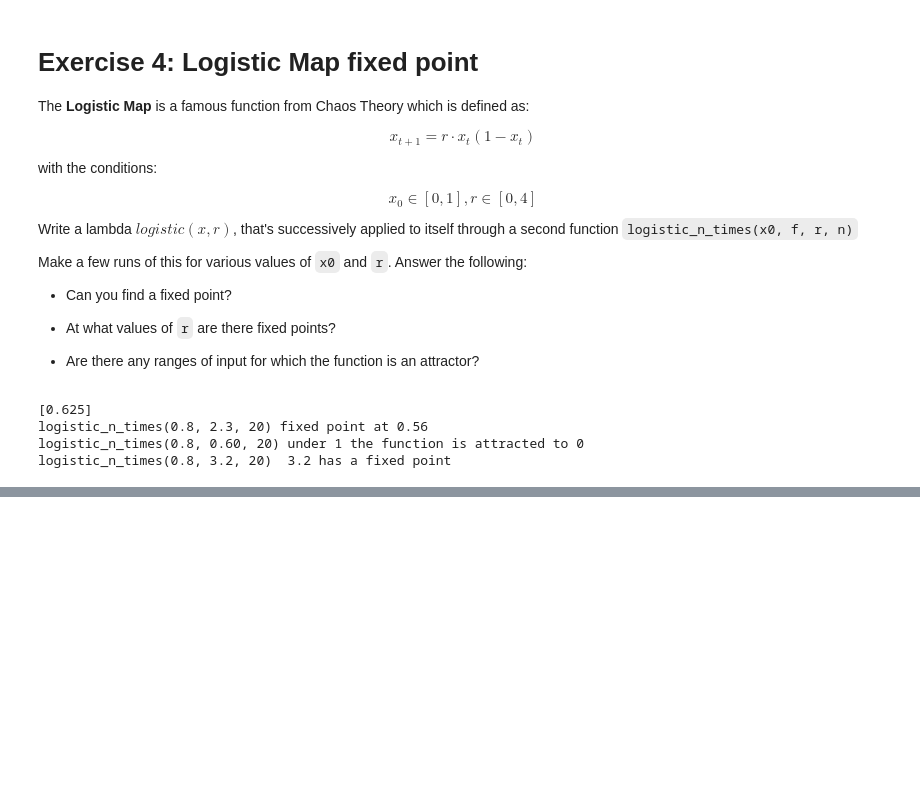
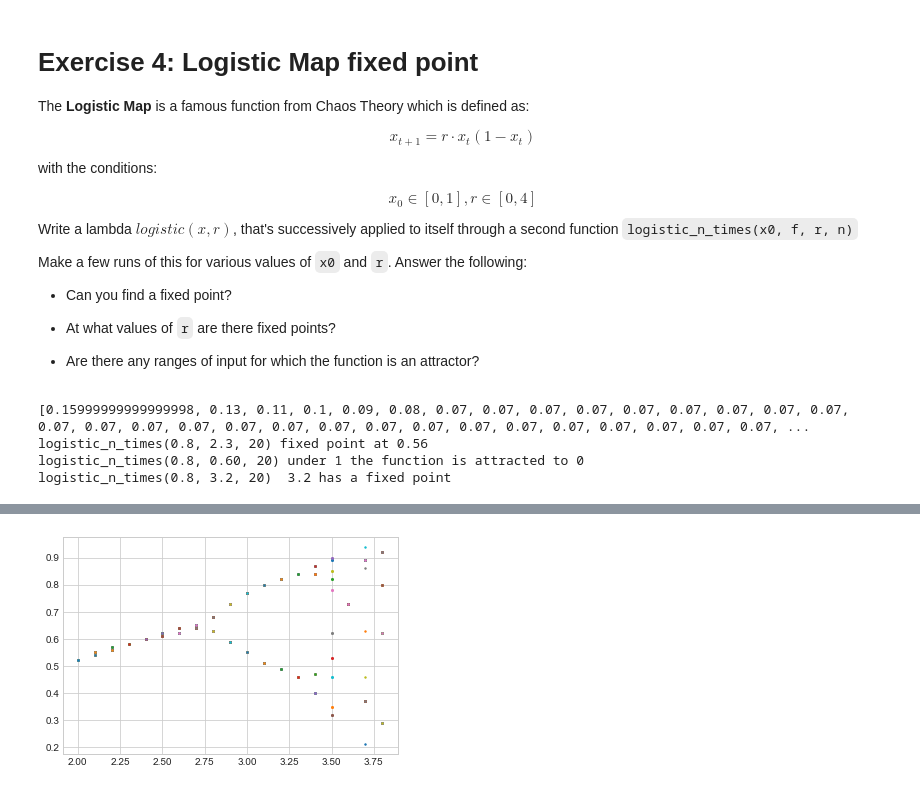
Before and after one commit to cb-ds-1/m1-3-math-functions, a Jupyter notebook: Workshop Functions.ipynb, the cells around one changed output, grey strips where cells are left out. Drawn from its saved outputs; the diff is of its cells as text; code cells hidden in the pictures; blank space fills up the shorter version.

```diff
--- a/Workshop Functions.ipynb
+++ b/Workshop Functions.ipynb
@@ -257,7 +257,7 @@ def logistic_n_times(x0, r, n):
     :param x0: starting population ratio between 0 and 1
     :param r: biotic potential, between 0 and 4
     :param n: number of desired mappings should be bigger than 0
-    Returns an indexed logistic map. Passing 0 as n will give you the next year only.
+    Returns an indexed logistic map . Passing 0 as n will give you the next year only.
     """
     if(x0 < 0 or x0 > 1):
         raise ValueError('x0 should be between 0 and 1')
@@ -267,7 +267,7 @@ def logistic_n_times(x0, r, n):
         raise ValueError('n should be over 0')
     logistic_map = [logistic(x0, r)]
     for nth in range(1, n+1):
-       logistic_map.append(logistic(logistic_map[nth - 1], r))
+       logistic_map.append(round(logistic(logistic_map[nth - 1], r), 2))
 
     return logistic_map
 
@@ -275,13 +275,13 @@ def logistic_n_times(x0, r, n):
 # print(logistic(0.5, 2.3))
 # print(logistic(0.575, 2.3))
 # logistic_n_times(0.8, 2.3, 20)
-print(logistic_n_times(0.5, 2.5, 1))
+print(logistic_n_times(0.8, 1, 50))
 
 print('logistic_n_times(0.8, 2.3, 20) fixed point at 0.56')  # r of 2.3 has a
 print('logistic_n_times(0.8, 0.60, 20) under 1 the function is attracted to 0') #
 print('logistic_n_times(0.8, 3.2, 20)  3.2 has a fixed point')
 # %% [output]
-[0.625]
+[0.15999999999999998, 0.13, 0.11, 0.1, 0.09, 0.08, 0.07, 0.07, 0.07, 0.07, 0.07, 0.07, 0.07, 0.07, 0.07, 0.07, 0.07, 0.07, 0.07, 0.07, 0.07, 0.07, 0.07, 0.07, 0.07, 0.07, 0.07, 0.07, 0.07, 0.07, 0.07, ...
 logistic_n_times(0.8, 2.3, 20) fixed point at 0.56
 logistic_n_times(0.8, 0.60, 20) under 1 the function is attracted to 0
 logistic_n_times(0.8, 3.2, 20)  3.2 has a fixed point
@@ -297,3 +297,28 @@ Reproduce this plot using the `matplotlib` package.
 **Hint:** Produce samples from the function to fill arrays on the x and y axis!
 
 **Hint:** Take the final 50 values in a series of data points produced by the function!
+# %%
+import matplotlib.pyplot as plt
+from collections import Counter
+import numpy as np
+
+plt.style.use('seaborn-whitegrid')
+def chaos_theory_plot(start_index = 10):
+    """
+    """
+    values = [logistic_n_times(0.8, i/10, 50) for i in range(1 + start_index, 40, 1)]
+
+    x_arr = np.array(values)
+    y = np.array(range(0 + start_index,40))/10
+
+    fig, ax = plt.subplots()
+
+    for i in range(0 + start_index, len(values)):
+        for j in range(0 + start_index, len(values[i])):
+            ax.scatter(y[i], values[i][j], s=2)
+
+    plt.show()
+
+chaos_theory_plot()
+# %% [output]
+[figure, added]
```
